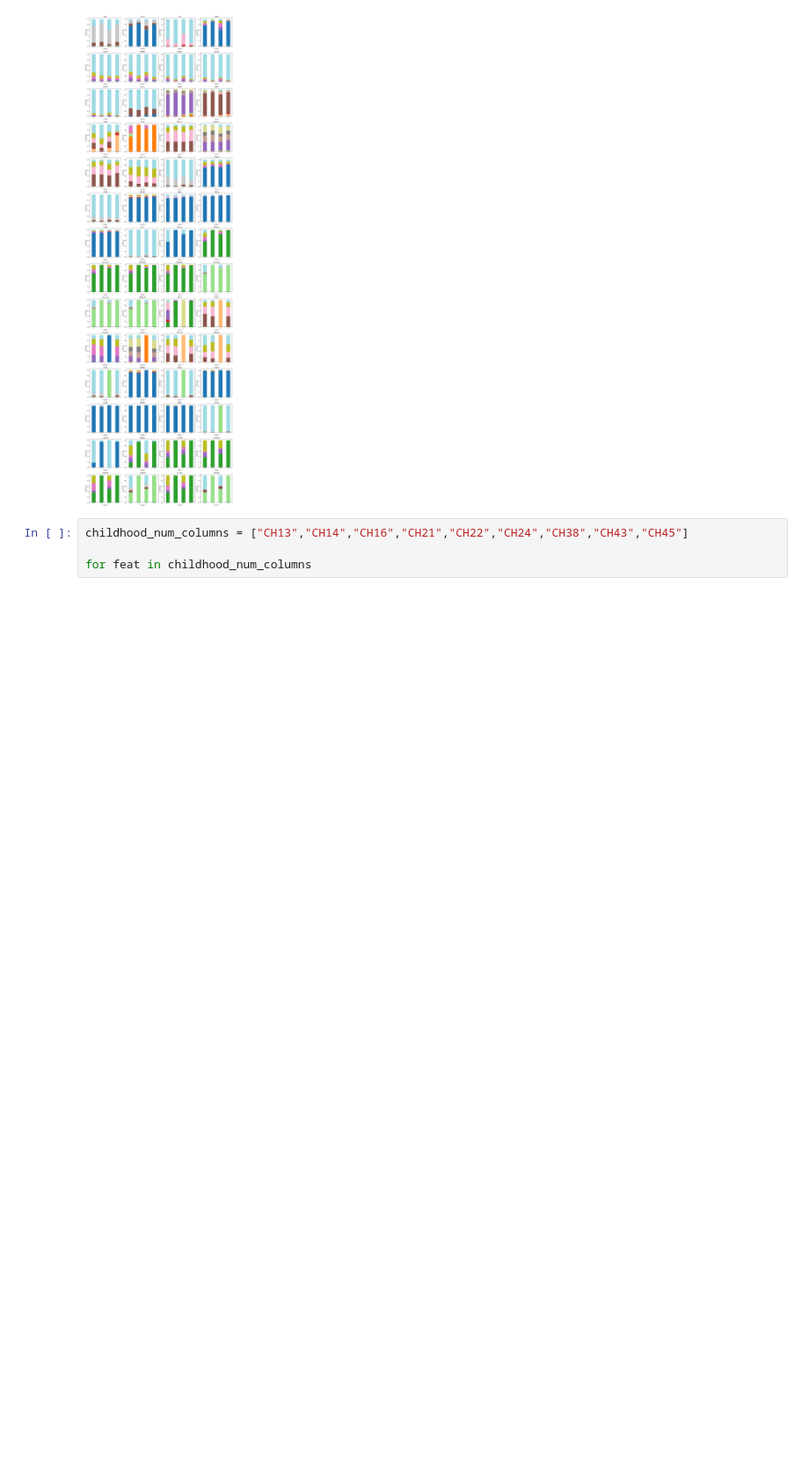
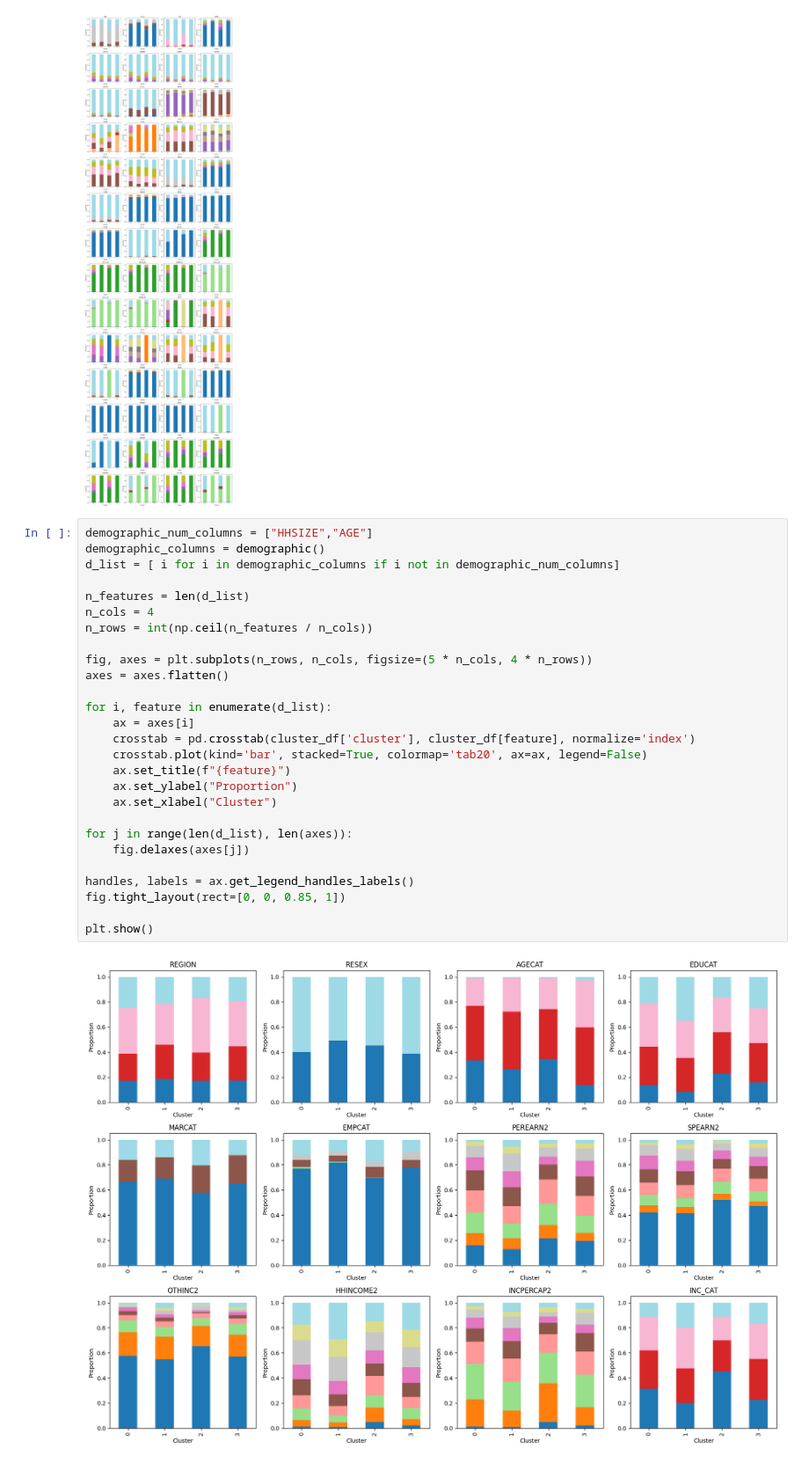
Before and after one commit to samroska/milestone-2-siads-696, a Jupyter notebook: data-explore.ipynb, the cells around one changed output. Shown at 88% size. Cells and saved outputs as stored; diff of their text form; blank space fills up the shorter version.

```diff
--- a/data-explore.ipynb
+++ b/data-explore.ipynb
@@ -119,6 +119,31 @@ plt.show()
 # %% [output]
 [figure]
 # %%
-childhood_num_columns = ["CH13","CH14","CH16","CH21","CH22","CH24","CH38","CH43","CH45"]
+demographic_num_columns = ["HHSIZE","AGE"]
+demographic_columns = demographic()
+d_list = [ i for i in demographic_columns if i not in demographic_num_columns]
 
-for feat in childhood_num_columns
+n_features = len(d_list)
+n_cols = 4
+n_rows = int(np.ceil(n_features / n_cols))
+
+fig, axes = plt.subplots(n_rows, n_cols, figsize=(5 * n_cols, 4 * n_rows))
+axes = axes.flatten()
+
+for i, feature in enumerate(d_list):
+    ax = axes[i]
+    crosstab = pd.crosstab(cluster_df['cluster'], cluster_df[feature], normalize='index')
+    crosstab.plot(kind='bar', stacked=True, colormap='tab20', ax=ax, legend=False)
+    ax.set_title(f"{feature}")
+    ax.set_ylabel("Proportion")
+    ax.set_xlabel("Cluster")
+
+for j in range(len(d_list), len(axes)):
+    fig.delaxes(axes[j])
+
+handles, labels = ax.get_legend_handles_labels()
+fig.tight_layout(rect=[0, 0, 0.85, 1])
+
+plt.show()
+# %% [output]
+[figure, added]
```
Also changed, not shown: parts of 1 cell of this notebook, 1 other file.
